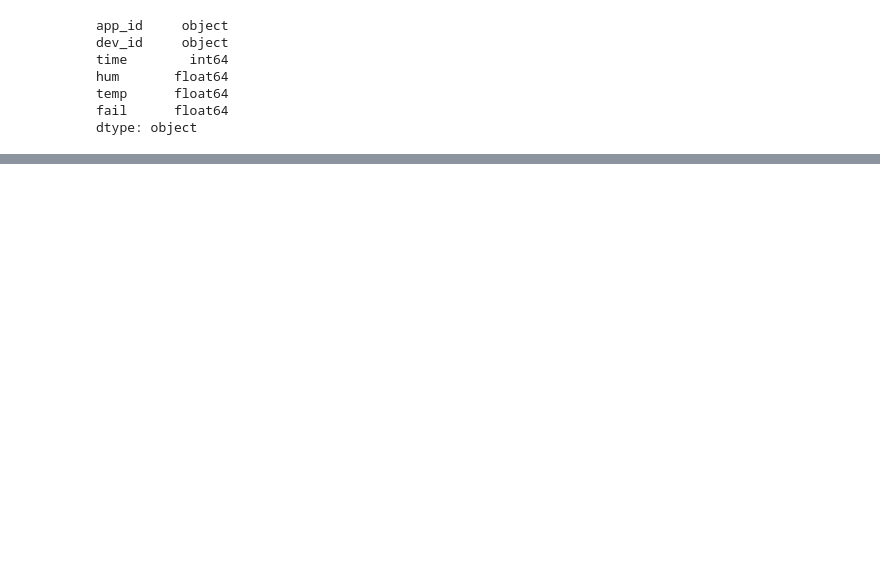
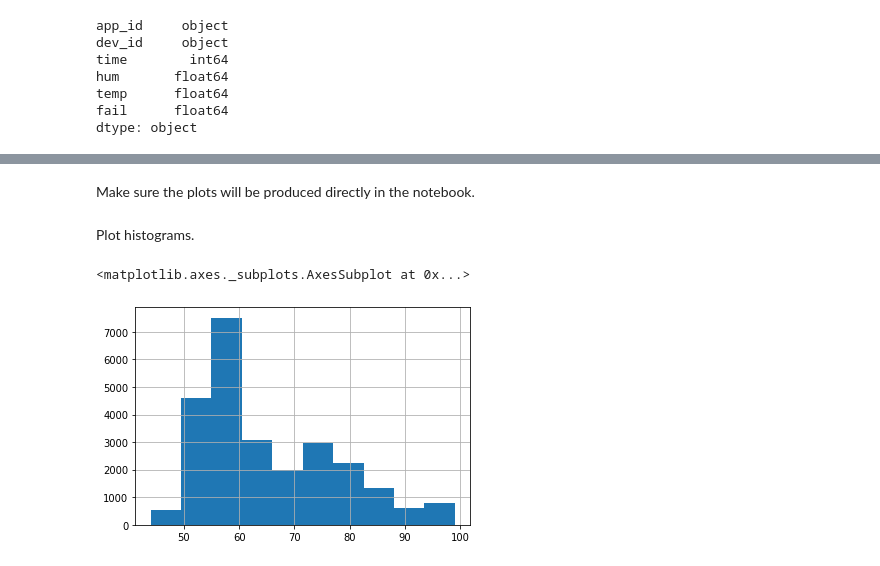
Before and after one commit to sensemakersamsterdam/sensemakers-iot-platform-2019, a Jupyter notebook: notebooks/demo1.ipynb, the cells around one changed output, grey strips where cells are left out. Cells and saved outputs as stored; diff of their text form; code cells hidden in the pictures; blank space fills up the shorter version.

Commit message:
demo notebook

```diff
--- a/notebooks/demo1.ipynb
+++ b/notebooks/demo1.ipynb
@@ -213,0 +198,3 @@ df.describe()
+# %%
+df1["datetime"] = pd.to_datetime(df1["time"], unit='ms')
+df1["datetime"]
@@ -213,0 +244,2 @@ df.describe()
+# %%
+df2 = df1[df1["fail"] != 1]
@@ -213,0 +261,2 @@ df.describe()
+# %% [markdown]
+Make sure the plots will be produced directly in the notebook.
@@ -213,0 +265,7 @@ df.describe()
+# %% [markdown]
+Plot histograms.
+# %%
+df2["hum"].hist()
+# %% [output]
+<matplotlib.axes._subplots.AxesSubplot at 0x...>
+[figure, added]
```
Also changed, not shown: parts of 32 cells of this notebook.
